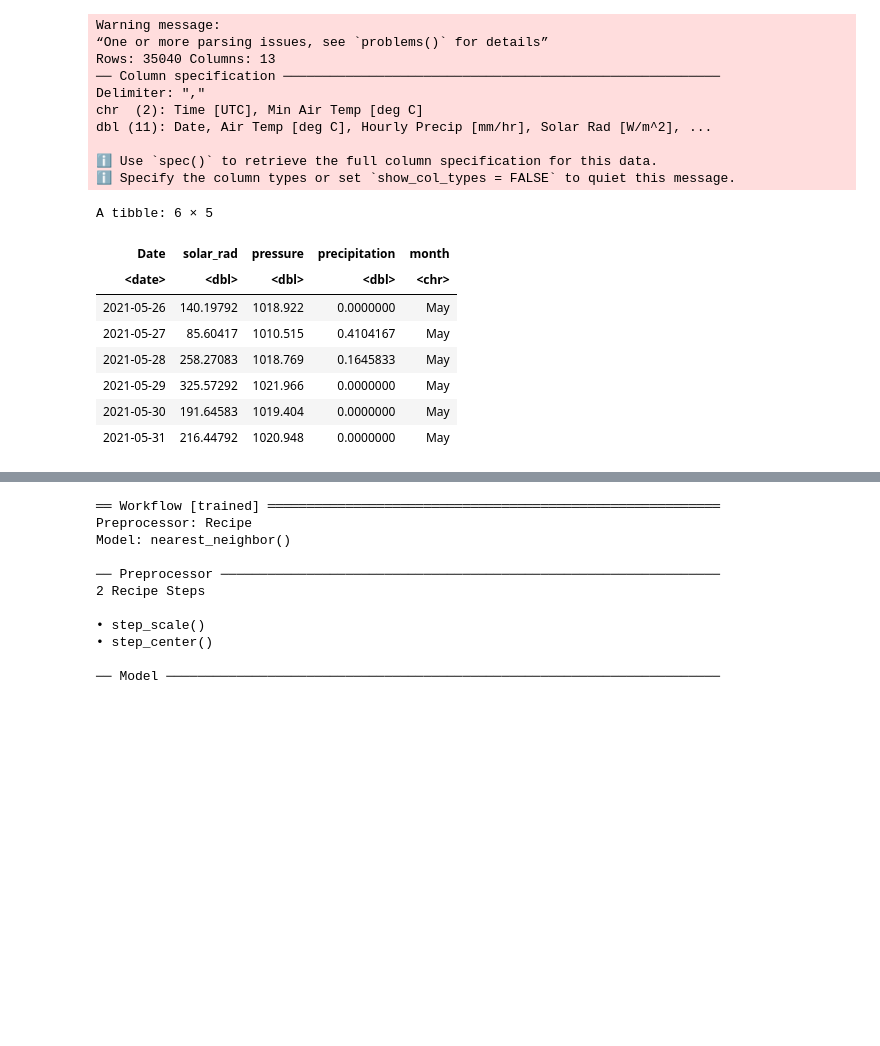
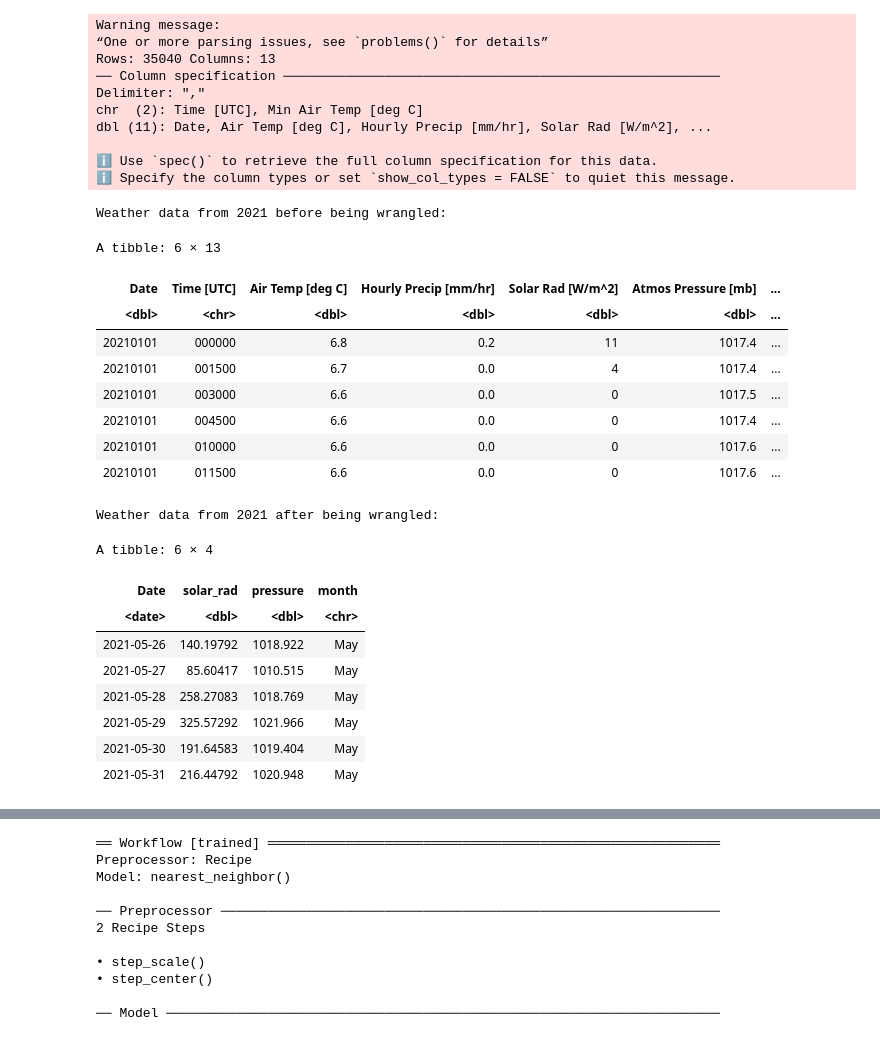
Before and after one commit to Jordanamceachern/group_project, a Jupyter notebook: project.ipynb, the cells around one changed output, grey strips where cells are left out. Saved outputs shown, nothing was run; the diff lists cells and outputs as text; code cells hidden in the pictures; blank space fills up the shorter version.

```diff
--- a/project.ipynb
+++ b/project.ipynb
@@ -23,45 +11,58 @@ library(tidymodels)
 # %%
-weather_data <- read_csv('2021.csv')
+weather_data <- read_csv('https://drive.google.com/uc?export=download&id=1iIzpoiZPbdhKtB8QaVKdm83utzqEAqlQ')
+cat('Weather data from 2021 before being wrangled:')
+head(weather_data)
 
-names(weather_data)[names(weather_data) == "Time [UTC]"] <- "time" #renaming the column
-names(weather_data)[names(weather_data) == "Hourly Precip [mm/hr]"] <- "precipitation"
+names(weather_data)[names(weather_data) == "Time [UTC]"] <- "time" #renaming the columns
 names(weather_data)[names(weather_data) == "Atmos Pressure [mb]"] <- "pressure"
 names(weather_data)[names(weather_data) == "Solar Rad [W/m^2]"] <- "solar_rad"
 
 weather <- mutate(weather_data, Date = as.Date(as.character(Date), #this turns the date integer into an actual date
                                                format = "%Y%m%d")) |>
-           select(Date, solar_rad, pressure, precipitation) |># selecting the relevant columns
+           select(Date, solar_rad, pressure) |># selecting the relevant columns
            group_by(Date) |>
-           summarize(across(solar_rad:precipitation, mean, na.rm = TRUE)) |> # This finds the mean values for each day
+           summarize(across(solar_rad:pressure, mean, na.rm = TRUE)) |> # This finds the mean values for each day
            mutate(month = as.numeric(strftime(Date, '%m'))) |>
            filter(month == '1'| month == '2'| month == '3'| month == '4'| month == '5')
 
 weather$month[weather$month == '1'] <- 'January'
 weather$month[weather$month == '2'] <- 'February'
 weather$month[weather$month == '3'] <- 'March'
 weather$month[weather$month == '4'] <- 'April'
 weather$month[weather$month == '5'] <- 'May'
 
+cat('Weather data from 2021 after being wrangled:')
 tail(weather)
 # %% [output]
 Warning message:
 “One or more parsing issues, see `problems()` for details”
 Rows: 35040 Columns: 13
 ── Column specification ────────────────────────────────────────────────────────
 Delimiter: ","
 chr  (2): Time [UTC], Min Air Temp [deg C]
 dbl (11): Date, Air Temp [deg C], Hourly Precip [mm/hr], Solar Rad [W/m^2], ...
 
 ℹ Use `spec()` to retrieve the full column specification for this data.
 ℹ Specify the column types or set `show_col_types = FALSE` to quiet this message.
-A tibble: 6 × 5
+Weather data from 2021 before being wrangled:
+A tibble: 6 × 13
-| Date | solar_rad | pressure | precipitation | month |
-| <date> | <dbl> | <dbl> | <dbl> | <chr> |
-| 2021-05-26 | 140.19792 | 1018.922 | 0.0000000 | May |
-| 2021-05-27 | 85.60417 | 1010.515 | 0.4104167 | May |
-| 2021-05-28 | 258.27083 | 1018.769 | 0.1645833 | May |
-| 2021-05-29 | 325.57292 | 1021.966 | 0.0000000 | May |
-| 2021-05-30 | 191.64583 | 1019.404 | 0.0000000 | May |
-| 2021-05-31 | 216.44792 | 1020.948 | 0.0000000 | May |
+| Date | Time [UTC] | Air Temp [deg C] | Hourly Precip [mm/hr] | Solar Rad [W/m^2] | Atmos Pressure [mb] | ... |
+| <dbl> | <chr> | <dbl> | <dbl> | <dbl> | <dbl> | ... |
+| 20210101 | 000000 | 6.8 | 0.2 | 11 | 1017.4 | ... |
+| 20210101 | 001500 | 6.7 | 0.0 | 4 | 1017.4 | ... |
+| 20210101 | 003000 | 6.6 | 0.0 | 0 | 1017.5 | ... |
+| 20210101 | 004500 | 6.6 | 0.0 | 0 | 1017.4 | ... |
+| 20210101 | 010000 | 6.6 | 0.0 | 0 | 1017.6 | ... |
+| 20210101 | 011500 | 6.6 | 0.0 | 0 | 1017.6 | ... |
+Weather data from 2021 after being wrangled:
+A tibble: 6 × 4
+| Date | solar_rad | pressure | month |
+| <date> | <dbl> | <dbl> | <chr> |
+| 2021-05-26 | 140.19792 | 1018.922 | May |
+| 2021-05-27 | 85.60417 | 1010.515 | May |
+| 2021-05-28 | 258.27083 | 1018.769 | May |
+| 2021-05-29 | 325.57292 | 1021.966 | May |
+| 2021-05-30 | 191.64583 | 1019.404 | May |
+| 2021-05-31 | 216.44792 | 1020.948 | May |
 # %%
 pressure_plot <- ggplot(weather, aes(x = Date, y = pressure, color = strftime(Date, '%m'))) +
```
Also changed, not shown: parts of 12 cells of this notebook.
